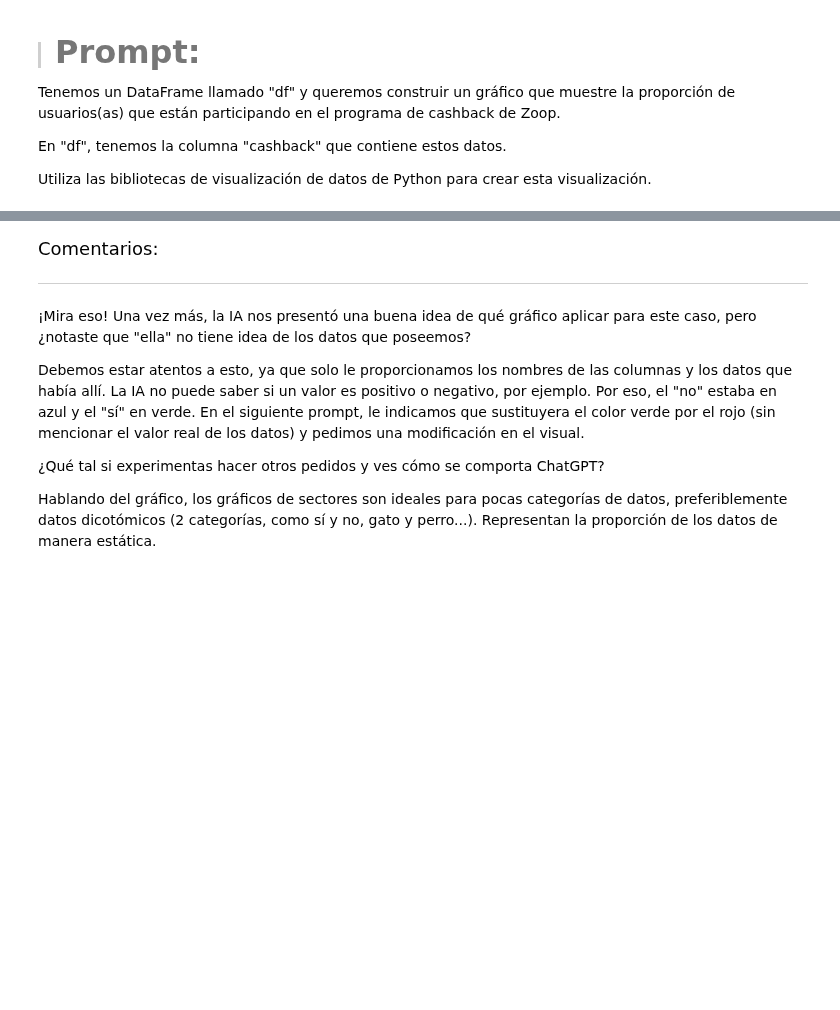
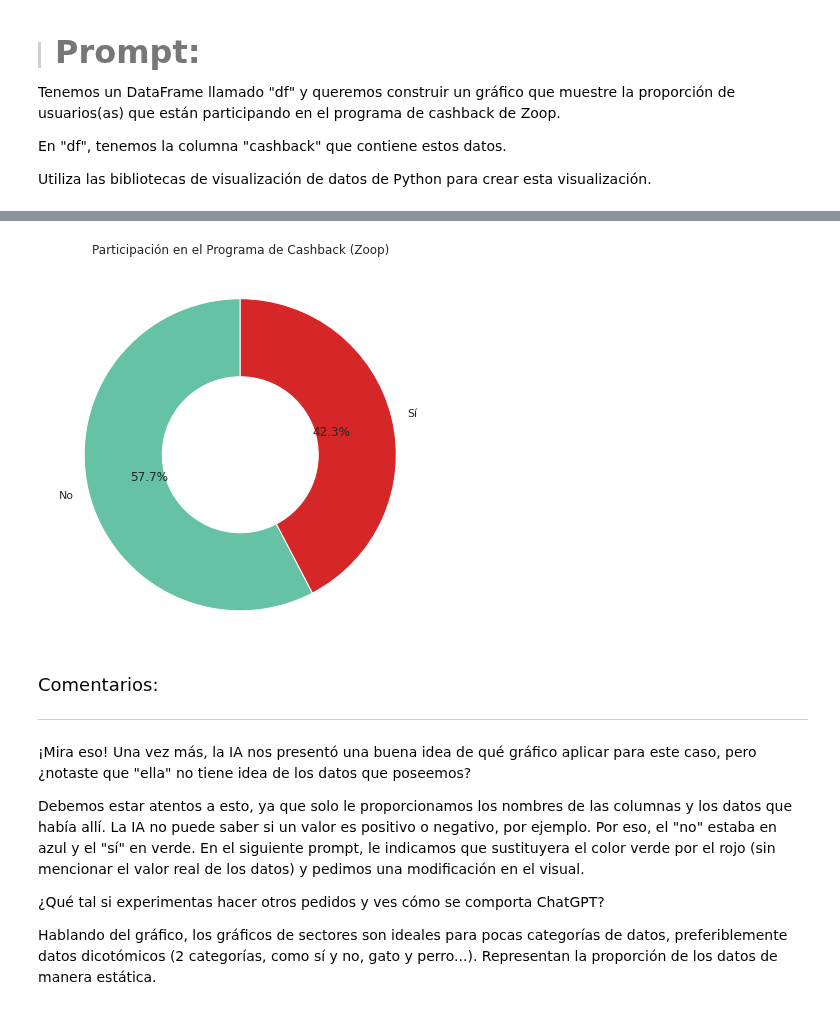
Before and after one commit to jbernalg/ALURA_Data_Science, a Jupyter notebook: ETL/ChatGPT/IA_aplicada_a_ciencia_de_datos.ipynb, the cells around one changed output, grey strips where cells are left out. Drawn from its saved outputs; the diff is of its cells as text; code cells hidden in the pictures; blank space fills up the shorter version.

```diff
--- a/ETL/ChatGPT/IA_aplicada_a_ciencia_de_datos.ipynb
+++ b/ETL/ChatGPT/IA_aplicada_a_ciencia_de_datos.ipynb
@@ -890,5 +904,32 @@ Utiliza las bibliotecas de visualización de datos de Python para crear esta vis
 
 Utiliza las bibliotecas de visualización de datos de Python para crear esta visualización.
+# %%
+import matplotlib.pyplot as plt
+
+# Crear tabla resumen
+cashback_counts = df['cashback'].value_counts().reset_index()
+cashback_counts.columns = ['participa', 'cantidad']
+
+# Colores: azul y rojo
+colores = ['#66c2a5', '#d62728']  # azul y rojo
+
+# Gráfico tipo rosquilla
+plt.figure(figsize=(6, 6))
+plt.pie(
+    cashback_counts['cantidad'],
+    labels=cashback_counts['participa'],
+    autopct='%1.1f%%',
+    startangle=90,
+    colors=colores,
+    wedgeprops={'width': 0.5}  # Grosor del anillo
+)
+
+# Círculo interno blanco para hacer el efecto de rosquilla
+plt.title('Participación en el Programa de Cashback (Zoop)')
+plt.tight_layout()
+plt.show()
+# %% [output]
+[figure, added]
 # %% [markdown]
 <font color="7b71ff" size=4> Comentarios: </font>
 
```
Also changed, not shown: parts of 3 cells of this notebook.
